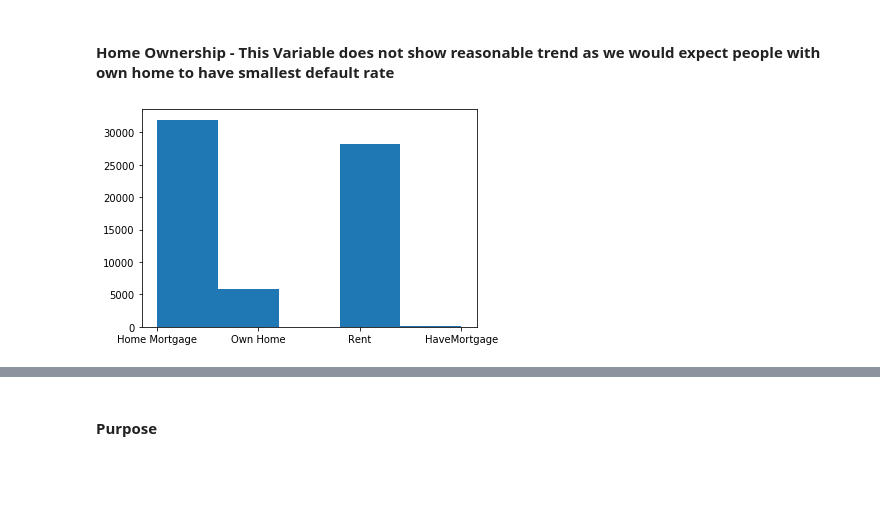
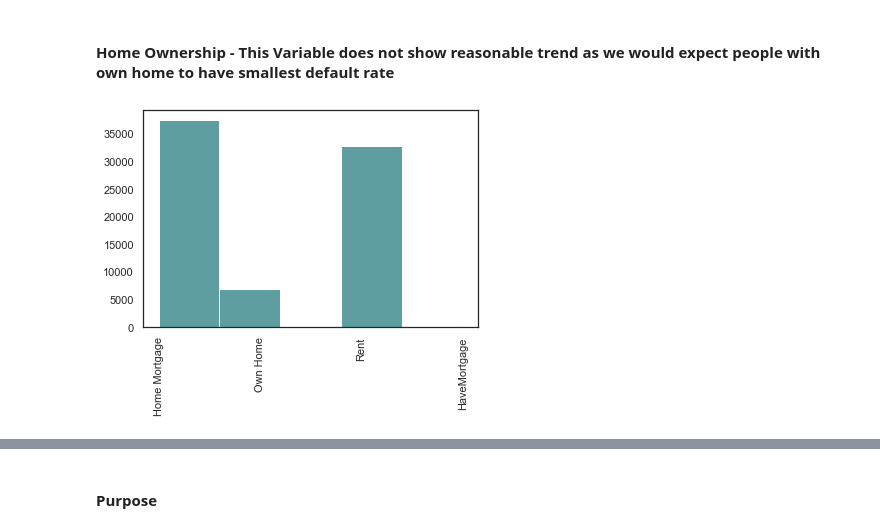
Before and after one commit to AnnaMariaAngelova/QRM2020, a Jupyter notebook: QRM_3_Credit_Risk.ipynb, the cells around one changed output, grey strips where cells are left out. Saved outputs shown, nothing was run; the diff lists cells and outputs as text; code cells hidden in the pictures; blank space fills up the shorter version.

```diff
--- a/QRM_3_Credit_Risk.ipynb
+++ b/QRM_3_Credit_Risk.ipynb
@@ -357,4 +353,0 @@ Text(0, 0.5, 'Proportion of Defaults')
-# %%
-data_dropna = data_dropna[data_dropna["Current Loan Amount"] != 99999999]
-data_dropna = data_dropna[data_dropna["Monthly Debt"] != 0]
-print(len(data_dropna))
@@ -506,8 +547,6 @@ plt.show()
 [interactive output not drawn]
 # %%
 data_dropna["Years of Credit History2"] = data_dropna["Years of Credit History"].apply(
-    lambda x: "CrHistory 1: <10"
-    if x <= 10
-    else ("CrHistory 2: 10-20" if x > 10 and x < 20 else "CrHistory 3: >=20")
+    lambda x: "CrHistory 1: <20" if x < 20 else ("CrHistory 2: >=20")
 )
 # %% [output]
@@ -679,10 +741,11 @@ Text(0, 0.5, 'Proportion of Defaults')
 # %% [markdown]
 #### Home Ownership - This Variable does not show reasonable trend as we would expect people with own home to have smallest default rate
 # %%
-plt.hist(data_dropna["Home Ownership"], bins=5)
+plt.hist(data_dropna["Home Ownership"], bins=5, color="cadetblue")
+plt.xticks(rotation="vertical")
 plt.show()
 # %% [output]
-[figure, old version]
+[figure, new version]
 [interactive output not drawn]
 # %%
 data_dropna["Home Ownership2"] = data_dropna["Home Ownership"].apply(
```
Also changed, not shown: parts of 87 cells of this notebook, 9 other files.
